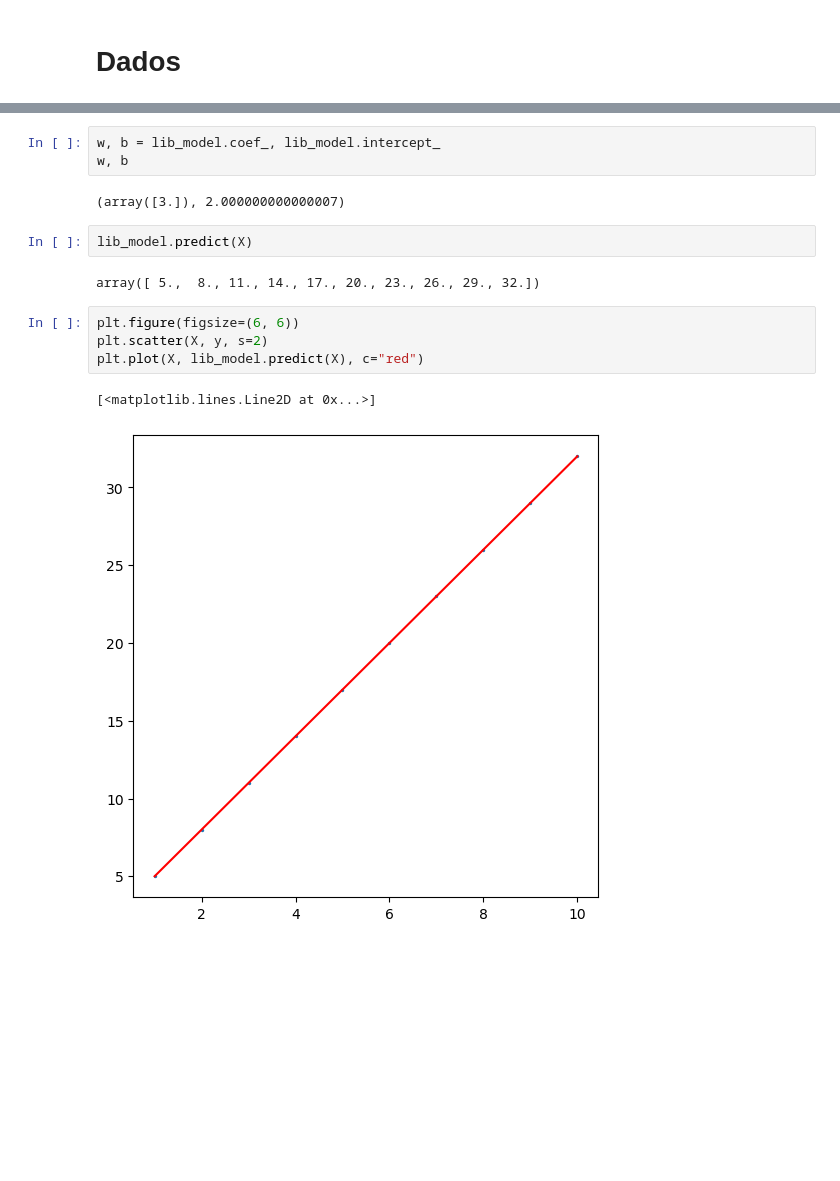
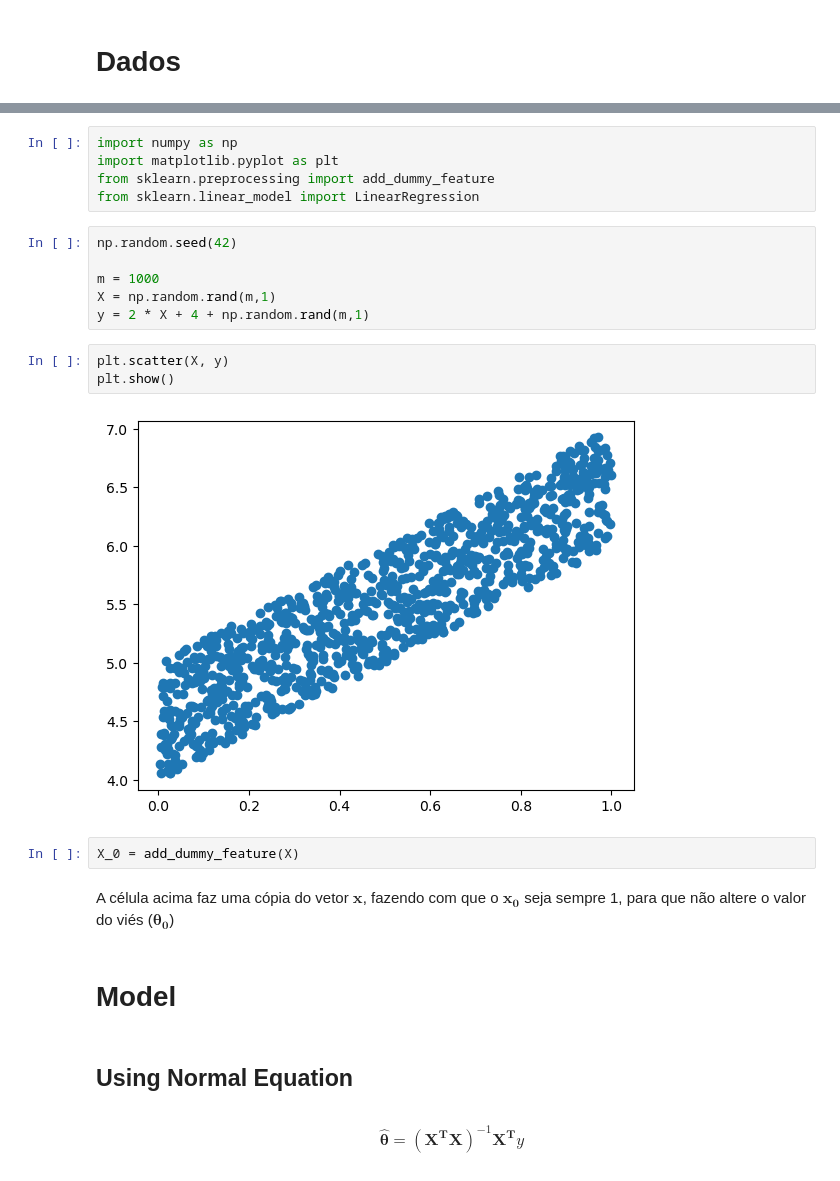
Before and after one commit to americanlucas/machine-learning, a Jupyter notebook: linear_regression.ipynb, the cells around one changed output, grey strips where cells are left out. Saved outputs shown, nothing was run; the diff lists cells and outputs as text; blank space fills up the shorter version.

Commit message:
Update: Linear Regression

```diff
--- a/linear_regression.ipynb
+++ b/linear_regression.ipynb
@@ -114,16 +3,26 @@ LinearRegression()
-# %%
-w, b = lib_model.coef_, lib_model.intercept_
-w, b
-# %% [output]
-(array([3.]), 2.000000000000007)
-# %%
-lib_model.predict(X)
-# %% [output]
-array([ 5.,  8., 11., 14., 17., 20., 23., 26., 29., 32.])
-# %%
-plt.figure(figsize=(6, 6))
-plt.scatter(X, y, s=2)
-plt.plot(X, lib_model.predict(X), c="red")
-# %% [output]
-[<matplotlib.lines.Line2D at 0x...>]
-[figure, removed]
+# %%
+import numpy as np
+import matplotlib.pyplot as plt
+from sklearn.preprocessing import add_dummy_feature
+from sklearn.linear_model import LinearRegression
+# %%
+np.random.seed(42)
+
+m = 1000
+X = np.random.rand(m,1)
+y = 2 * X + 4 + np.random.rand(m,1)
+# %%
+plt.scatter(X, y)
+plt.show()
+# %% [output]
+[figure, added]
+# %%
+X_0 = add_dummy_feature(X)
+# %% [markdown]
+A célula acima faz uma cópia do vetor $\mathbf x$, fazendo com que o $\mathbf{x_0}$ seja sempre 1, para que não altere o valor do viés ($\mathbf{\theta_0}$)
+# %% [markdown]
+# Model
+# %% [markdown]
+## Using Normal Equation
+# %% [markdown]
+$$\hat {\boldsymbol{\theta}} = (\mathbf{X^T} \mathbf{X})^{-1} \mathbf{X^T} y$$
```
Also changed, not shown: parts of 42 cells of this notebook.
